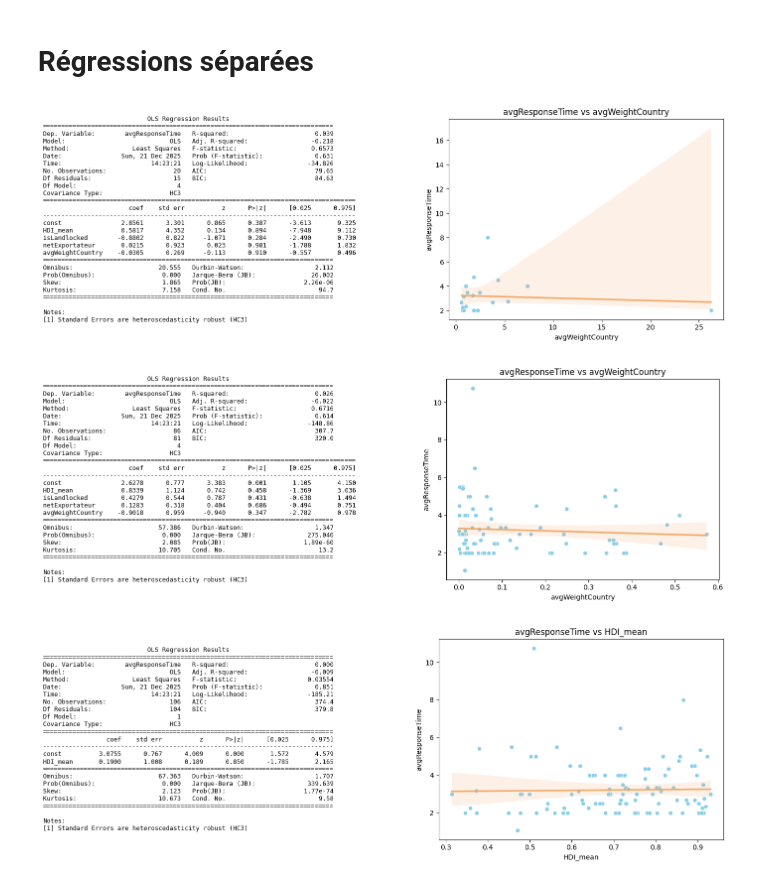
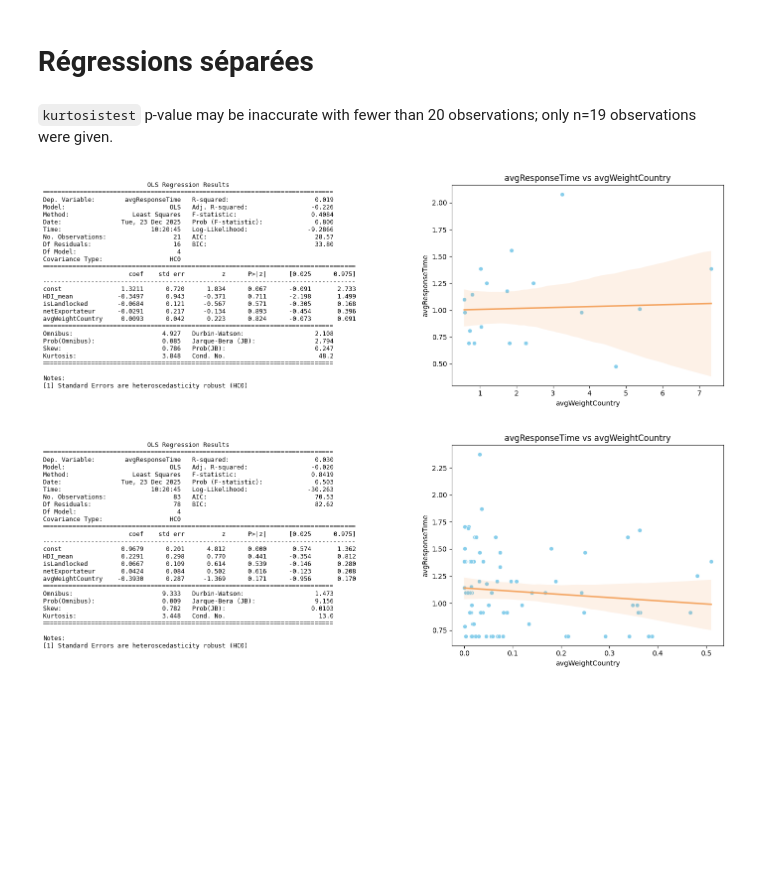
Before and after one commit to nile2304/Data-Science-Project-ENSAE, a Jupyter notebook: main.ipynb, the cells around one changed output. Cells and saved outputs as stored; diff of their text form; code cells hidden in the pictures; blank space fills up the shorter version.

```diff
--- a/main.ipynb
+++ b/main.ipynb
@@ -47,9 +85,9 @@ Exemple : "FR" pour la France, "DE" pour l'Allemagne, "GB" pour le Royaume-Uni,
 # %%
-wb = dc.WorldBankData()
+worldBank = dc.WorldBankData()
 
 # Récupérer le PIB réel pour tous les pays du monde entre 1900 et 2024
 liste_pays = codesISO_data["ISO-3"].tolist()
-PIB_Reel_data = wb.get_indicator("PIB", liste_pays, start=1990, end=2024)
+PIB_Reel_data = worldBank.get_indicator("PIB", liste_pays, start=1990, end=2024)
 PIB_Reel_data
 # %% [output]
 |  | country | date | PIB |
@@ -312,7 +345,7 @@ clusters_EconomicPower = dv.visualize_economicPower_clusters(weightCountry)
 # %%
 def peak_to_breach_times(df_country):
 
-    # Ordonner le dataframe pour que les séries temporelles commncent avec des dates croissantes
+    # Ordonner le dataframe pour que les séries temporelles commencent avec des dates croissantes
     df = df_country.sort_values('date').reset_index(drop=True).copy()
 
     df['prev_pib'] = df['PIB'].shift(1)
@@ -349,7 +382,7 @@ def peak_to_breach_times(df_country):
     return mean_time
 
 
-responseTime_data = pd.DataFrame(PIB_Reel_data_final.groupby('country')[['date','PIB']].apply(lambda x:peak_to_breach_times(x)))
+responseTime_data = pd.DataFrame(PIB_Reel_data_final.groupby('country')[['date','PIB']].apply(lambda x:np.log(peak_to_breach_times(x))))
 responseTime_data.rename(columns={0:"avgResponseTime"},inplace=True)
 responseTime_data.reset_index(inplace=True)
 
@@ -817,15 +850,13 @@ lowPowerCountries = clusters_EconomicPower[(clusters_EconomicPower["Power"] == 0
 # %%
-dataHighPower = merged_data[merged_data["country"].isin(highPowerCountries+lowPowerCountries[:10])]
-dataLowPower = merged_data[merged_data["country"].isin(lowPowerCountries[10:])]
+dataHighPower = merged_data[merged_data["country"].isin(highPowerCountries[:-1]+lowPowerCountries[:11])]
+dataLowPower = merged_data[merged_data["country"].isin(lowPowerCountries[11:])]
+# %% [markdown]
+`kurtosistest` p-value may be inaccurate with fewer than 20 observations; only n=19 observations were given.
 # %%
-rg.perform_regression(dataHighPower, ['HDI_mean', 'isLandlocked', 'netExportateur', 'avgWeightCountry'],'avgResponseTime', method='HC3')
+rg.perform_regression(dataHighPower, ['HDI_mean', 'isLandlocked', 'netExportateur', 'avgWeightCountry'],'avgResponseTime', method='HC0')
 # %% [output]
-[figure, old version]
+[figure, new version]
 # %%
-rg.perform_regression(dataLowPower, ['HDI_mean', 'isLandlocked', 'netExportateur', 'avgWeightCountry'],'avgResponseTime', method='HC3')
+rg.perform_regression(dataLowPower, ['HDI_mean', 'isLandlocked', 'netExportateur', 'avgWeightCountry'],'avgResponseTime', method='HC0')
 # %% [output]
-[figure, old version]
+[figure, new version]
-# %%
-rg.perform_regression(merged_data, ['HDI_mean'],'avgResponseTime', method='HC3',plotnum=0)
-# %% [output]
-[figure, removed]
```
Also changed, not shown: parts of 39 cells of this notebook, 2 other files.
